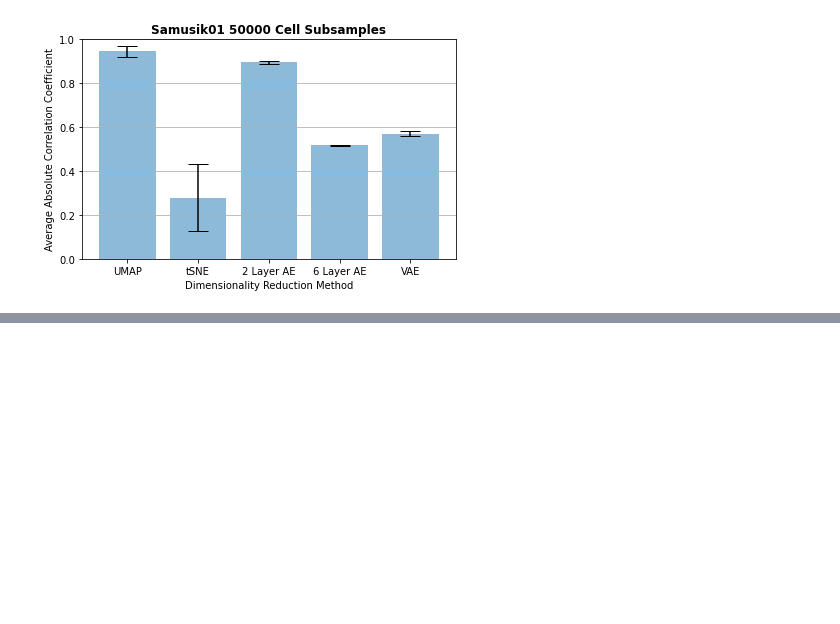
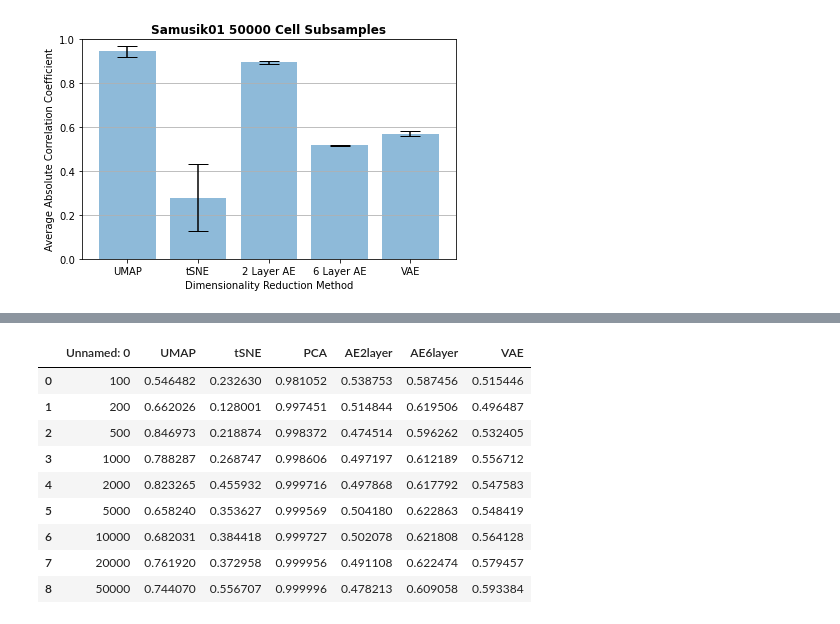
Before and after one commit to robbywaxman/GDAFinalProject, a Jupyter notebook: Metrics/PearsonCorrelationSubsampleMetrics.ipynb, the cells around one changed output, grey strips where cells are left out. Cells and saved outputs as stored; diff of their text form; code cells hidden in the pictures; blank space fills up the shorter version.

```diff
--- a/Metrics/PearsonCorrelationSubsampleMetrics.ipynb
+++ b/Metrics/PearsonCorrelationSubsampleMetrics.ipynb
@@ -72,0 +78,15 @@ Means
+# %%
+Means = pd.read_csv("Mean_Pearsons_levine.csv")
+SDs = pd.read_csv("SD_Pearsons_levine.csv")
+Means
+# %% [output]
+|  | Unnamed: 0 | UMAP | tSNE | PCA | AE2layer | AE6layer | VAE |
+| 0 | 100 | 0.546482 | 0.232630 | 0.981052 | 0.538753 | 0.587456 | 0.515446 |
+| 1 | 200 | 0.662026 | 0.128001 | 0.997451 | 0.514844 | 0.619506 | 0.496487 |
+| 2 | 500 | 0.846973 | 0.218874 | 0.998372 | 0.474514 | 0.596262 | 0.532405 |
+| 3 | 1000 | 0.788287 | 0.268747 | 0.998606 | 0.497197 | 0.612189 | 0.556712 |
+| 4 | 2000 | 0.823265 | 0.455932 | 0.999716 | 0.497868 | 0.617792 | 0.547583 |
+| 5 | 5000 | 0.658240 | 0.353627 | 0.999569 | 0.504180 | 0.622863 | 0.548419 |
+| 6 | 10000 | 0.682031 | 0.384418 | 0.999727 | 0.502078 | 0.621808 | 0.564128 |
+| 7 | 20000 | 0.761920 | 0.372958 | 0.999956 | 0.491108 | 0.622474 | 0.579457 |
+| 8 | 50000 | 0.744070 | 0.556707 | 0.999996 | 0.478213 | 0.609058 | 0.593384 |
```
Also changed, not shown: parts of 4 cells of this notebook, 2 other files.
